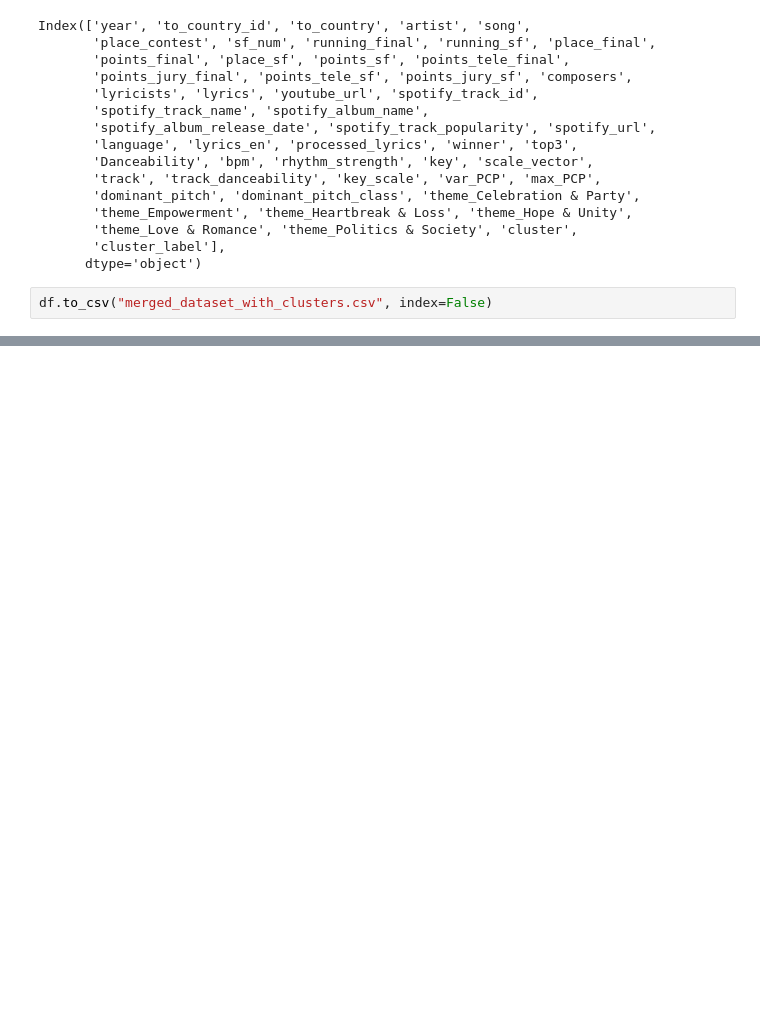
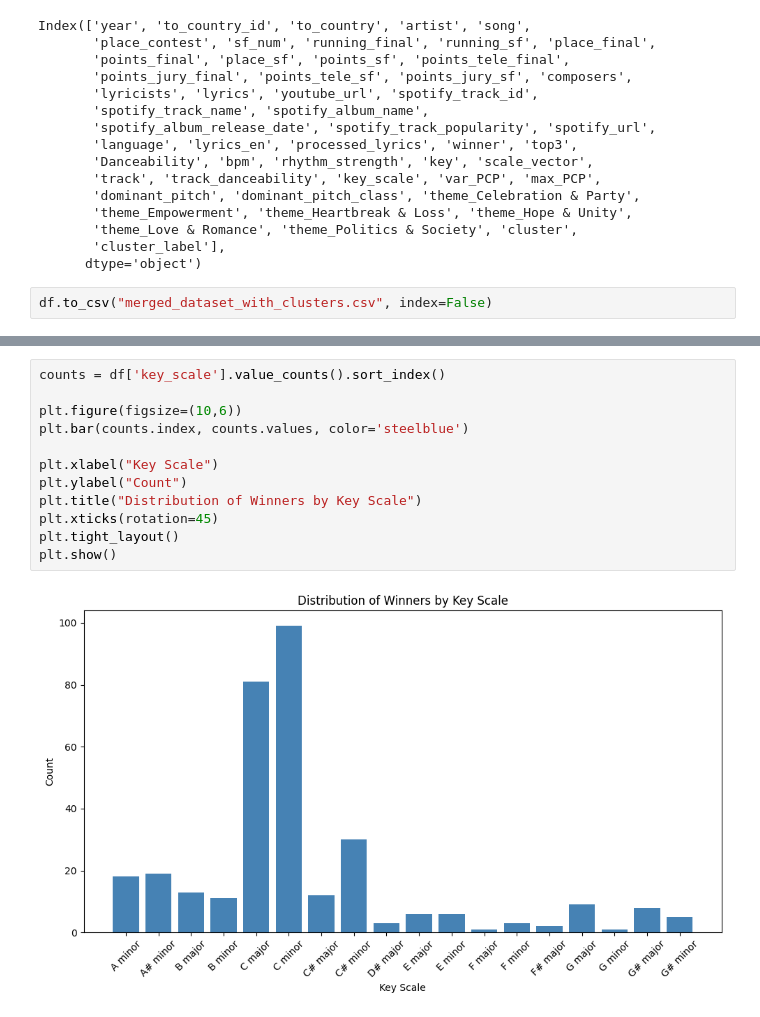
Before and after one commit to figgarnold/Eurovision, a Jupyter notebook: Analysis.ipynb, the cells around one changed output, grey strips where cells are left out. Drawn from its saved outputs; the diff is of its cells as text; blank space fills up the shorter version.

```diff
--- a/Analysis.ipynb
+++ b/Analysis.ipynb
@@ -356,0 +411,14 @@ df.to_csv("merged_dataset_with_clusters.csv", index=False)
+# %%
+counts = df['key_scale'].value_counts().sort_index()
+
+plt.figure(figsize=(10,6))
+plt.bar(counts.index, counts.values, color='steelblue')
+
+plt.xlabel("Key Scale")
+plt.ylabel("Count")
+plt.title("Distribution of Winners by Key Scale")
+plt.xticks(rotation=45)
+plt.tight_layout()
+plt.show()
+# %% [output]
+[figure, added]
```
Also changed, not shown: parts of 13 cells of this notebook, 2 other files.
